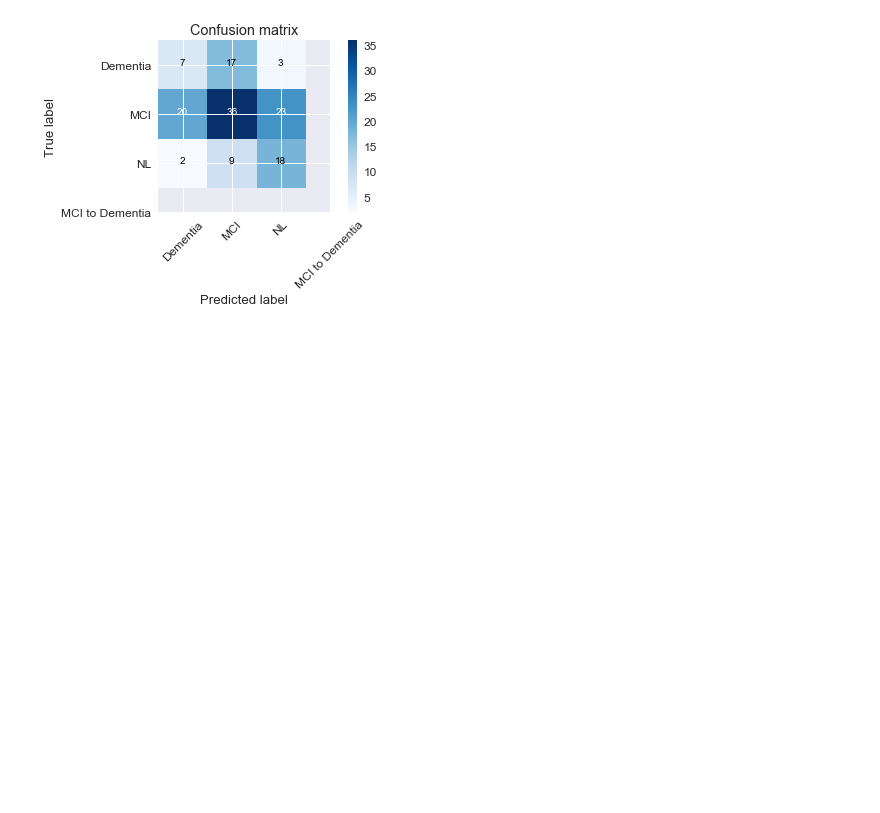
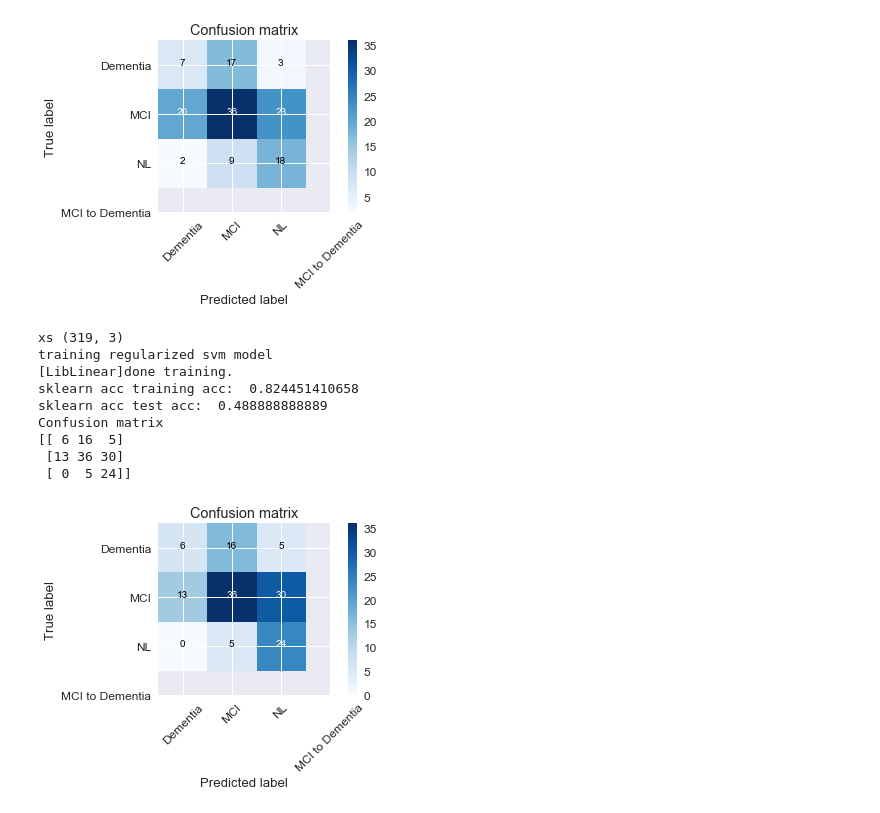
Before and after one commit to kechavez/AD_Classification, a Jupyter notebook: Alzheimer Visualization and Learning.ipynb, the cells around one changed output. Cells and saved outputs as stored; diff of their text form; code cells hidden in the pictures; blank space fills up the shorter version.

Commit message:
l1 l2 regularization

```diff
--- a/Alzheimer Visualization and Learning.ipynb
+++ b/Alzheimer Visualization and Learning.ipynb
@@ -389,3 +371,37 @@ Confusion matrix
  [20 36 23]
  [ 2  9 18]]
 [figure]
+# %%
+##### REGULARIZATION on linear SVM classifier #####
+from sklearn.svm import LinearSVC
+from sklearn.model_selection import GridSearchCV
+print('xs', x_train.shape)
+print('training regularized svm model')
+linearsvm_model = LinearSVC(
+                    verbose=2, max_iter=10000000,
+                    dual=False, C=.005, penalty='l1')
+                    # class_weight='balanced')
+linearsvm_model.fit(x_train, y_train)
+
+print ('done training.')
+# Evaluate using test set.
+predicted_labels = linearsvm_model.predict(x_test)
+print('sklearn acc training acc: ', accuracy_score(y_train, linearsvm_model.predict(x_train)))
+print('sklearn acc test acc: ', accuracy_score(y_test, predicted_labels))
+
+# Confusion Matrix
+cnf_matrix=confusion_matrix(y_test, predicted_labels)
+class_names=list(['Dementia','MCI','NL','MCI to Dementia'])
+
+plot_confusion_matrix(cnf_matrix, classes=class_names, title='Confusion matrix')
+# %% [output]
+xs (319, 3)
+training regularized svm model
+[LibLinear]done training.
+sklearn acc training acc:  0.824451410658
+sklearn acc test acc:  0.488888888889
+Confusion matrix
+[[ 6 16  5]
+ [13 36 30]
+ [ 0  5 24]]
+[figure, added]
```
Also changed, not shown: parts of 3 cells of this notebook.
